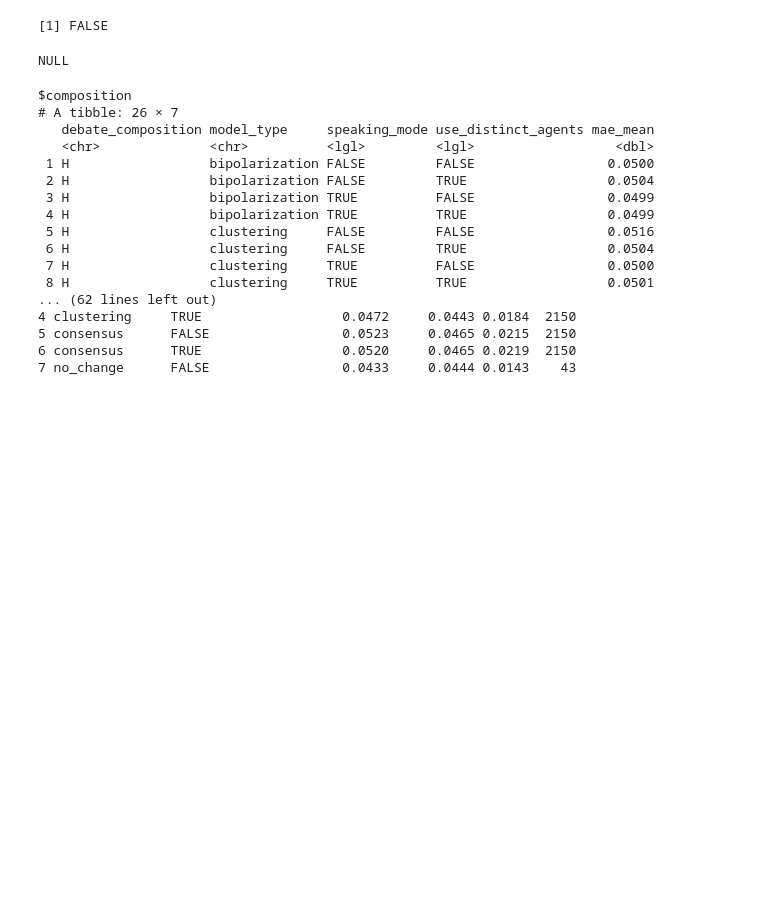
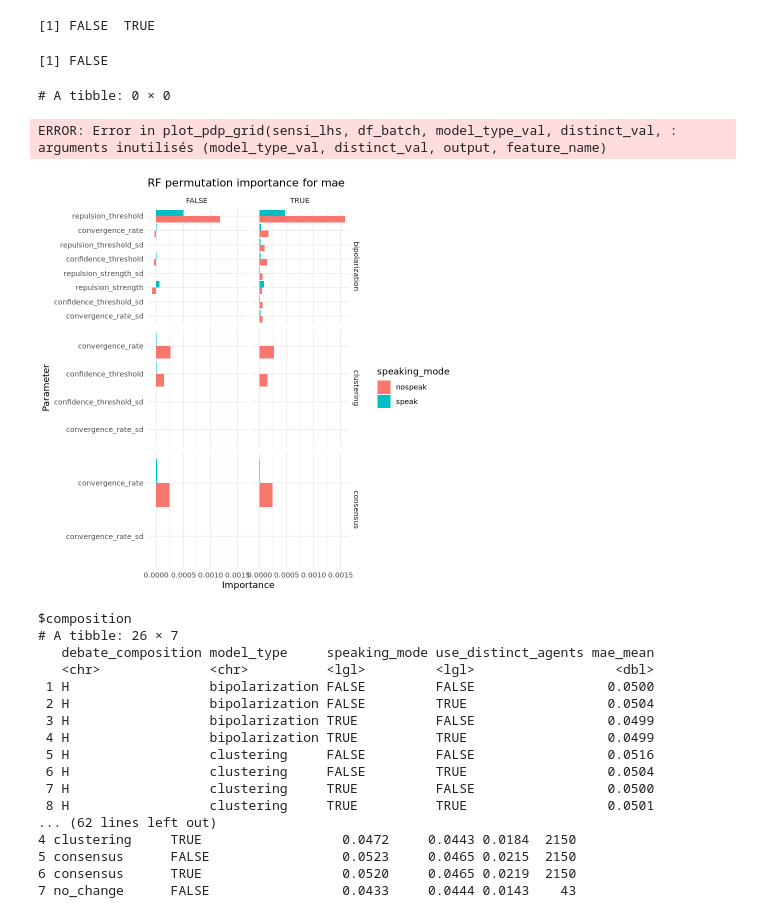
Before and after one commit to NomNom-tk/AGROPT-MODEL, a Jupyter notebook: data-anal/week of 27-4/Hypotheses.ipynb, the cells around one changed output. Drawn from its saved outputs; the diff is of its cells as text; code cells hidden in the pictures; blank space fills up the shorter version.

Commit message:
partial plots revision, PDP needs a rerun and slot checks, implement slot checking funciton and document plots.R / full rerun necessary before anything else

```diff
--- a/data-anal/week of 27-4/Hypotheses.ipynb
+++ b/data-anal/week of 27-4/Hypotheses.ipynb
@@ -147,10 +147,17 @@ Notice: GAML GA bounds extraction started
+# %%
+unique(lhs_outputs$inputs$raw$speaking_mode)
+# %% [output]
+[1] FALSE  TRUE
 # %%
-is.null(lhs_outputs$plots$abm_vs_ols)
-#lhs_outputs$plots$model_performance_rank_main()
-names(lhs_outputs$results$comparisons$ols_debate_mae)
+is.null(lhs_outputs$results$sensitivity$combined$pdp_all)
+print(lhs_outputs$results$sensitivity$combined$pdp_all)
+lhs_outputs$plots$rf_importance_model_types()
+lhs_outputs$plots$pdp_v1("bipolarization", "FALSE", "mae", "confidence_threshold")
 # %% [output]
 [1] FALSE
-NULL
+# A tibble: 0 × 0
+ERROR: Error in plot_pdp_grid(sensi_lhs, df_batch, model_type_val, distinct_val, : arguments inutilisés (model_type_val, distinct_val, output, feature_name)
+[figure, added]
 # %%
 con <- dbConnect(duckdb())
 pull_cols <- c("model_type", "current_condition", "selected_debate_id", "debate_label", "use_distinct_agents", "speaking_mode",
```
Also changed, not shown: parts of 2 cells of this notebook, 3 other files.
